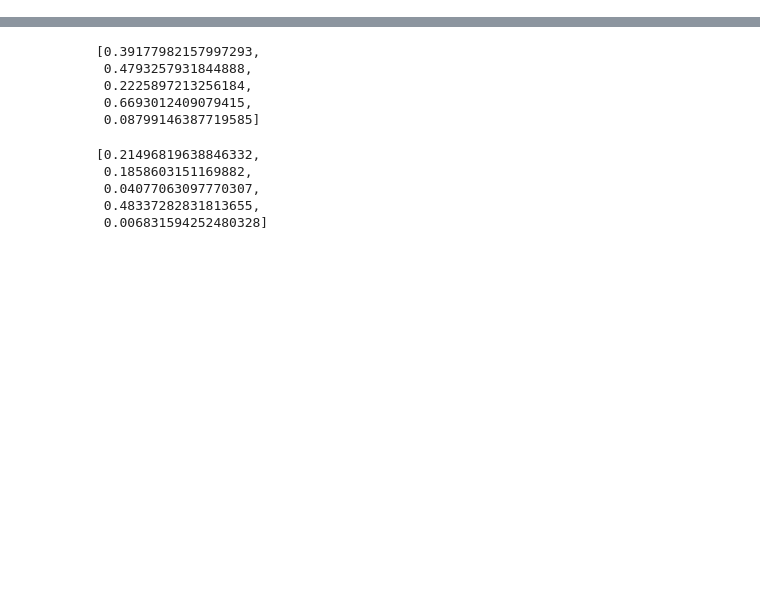
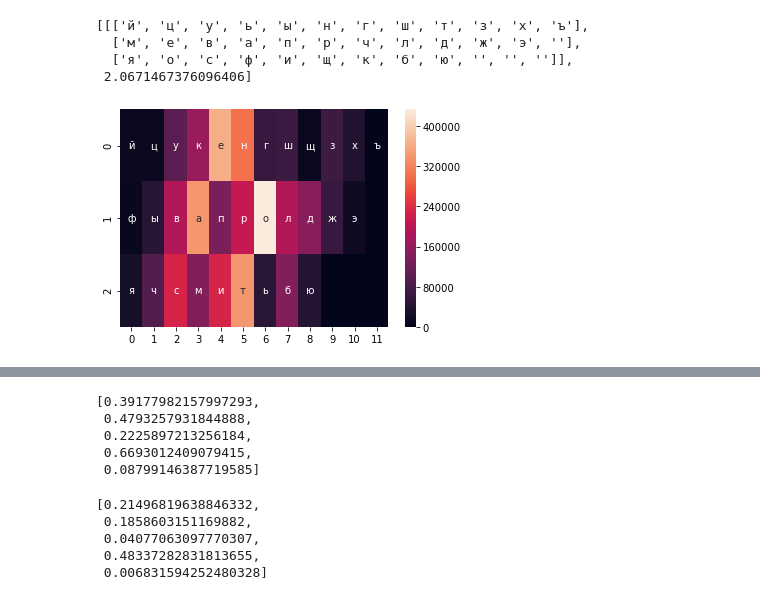
Before and after one commit to hexagramg/qwlayout, a Jupyter notebook: ergo3.ipynb, the cells around one changed output, grey strips where cells are left out. Drawn from its saved outputs; the diff is of its cells as text; code cells hidden in the pictures; blank space fills up the shorter version.

```diff
--- a/ergo3.ipynb
+++ b/ergo3.ipynb
@@ -15 +38,12 @@ grades = gd.NiterateAlgo(labels, data.DfToNp, 5)
+# %%
+grades[-1]
+# %% [output]
+[[['й', 'ц', 'у', 'ь', 'ы', 'н', 'г', 'ш', 'т', 'з', 'х', 'ъ'],
+  ['м', 'е', 'в', 'а', 'п', 'р', 'ч', 'л', 'д', 'ж', 'э', ''],
+  ['я', 'о', 'с', 'ф', 'и', 'щ', 'к', 'б', 'ю', '', '', '']],
+ 2.0671467376096406]
+# %%
+dt.drawLayout(labels, dt.translationMatcher, 0, data.generateDframe())
+# %% [output]
+[figure, added]
 # %%
```
Also changed, not shown: parts of 29 cells of this notebook, 7 other files.
